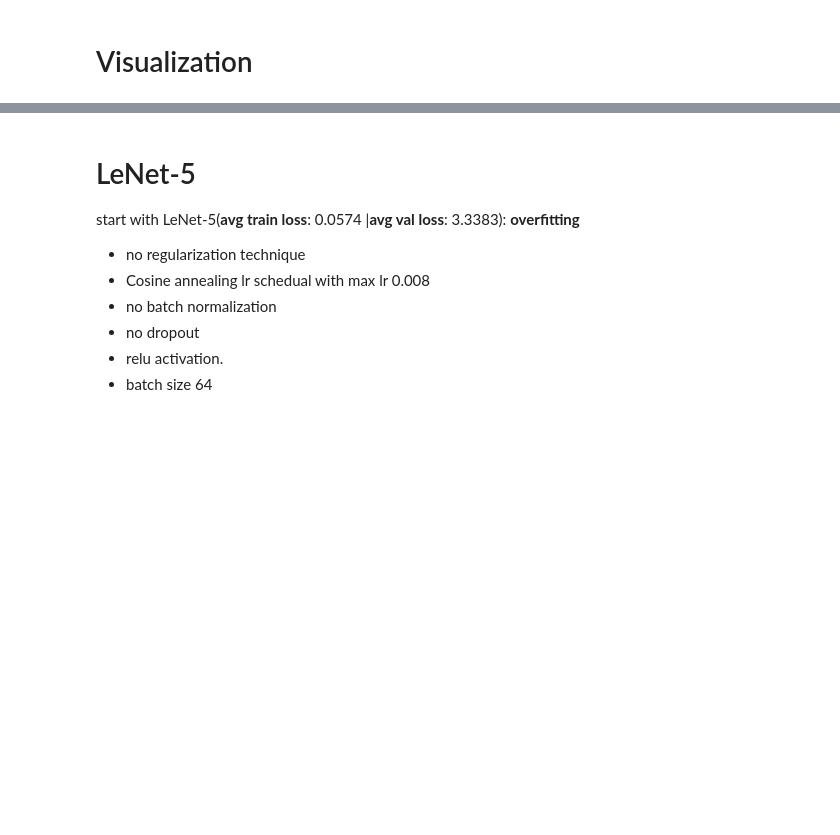
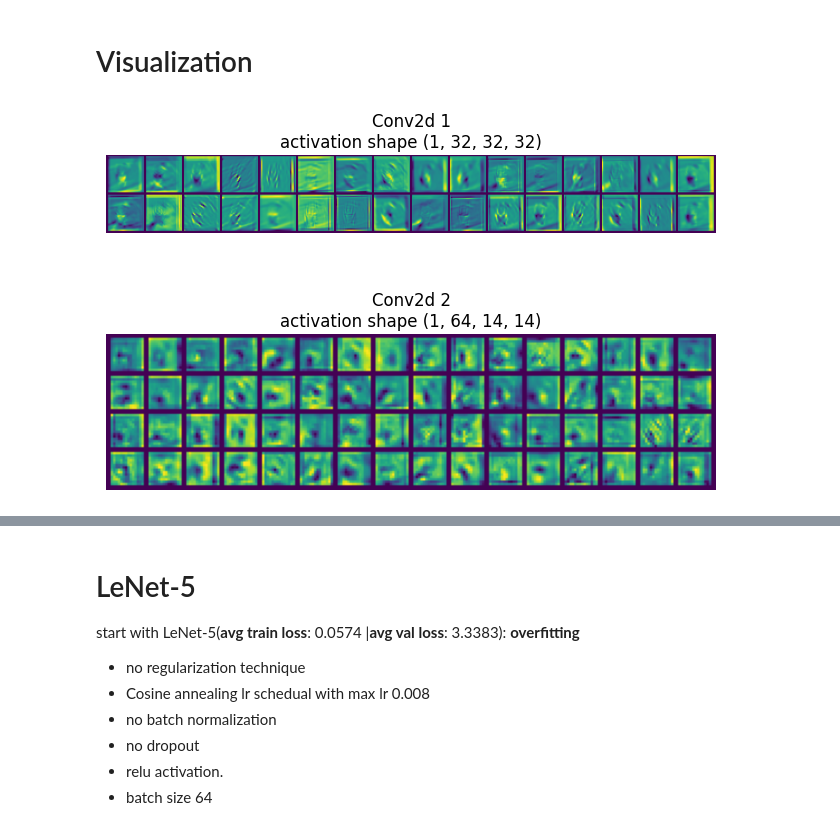
Before and after one commit to LoayMohamedAhmed/Cifar-training-with-CNN, a Jupyter notebook: Notebooks/lenet5_training.ipynb, the cells around one changed output, grey strips where cells are left out. Drawn from its saved outputs; the diff is of its cells as text; code cells hidden in the pictures; blank space fills up the shorter version.

```diff
--- a/Notebooks/lenet5_training.ipynb
+++ b/Notebooks/lenet5_training.ipynb
@@ -678,4 +182,8 @@ for module in model.layers:
 # %%
 # single batch for sanity check
 images, classes = next(iter(data_tr_dl))
-image = images[0].unsqueeze(0)
+image = images[4].unsqueeze(0)
+mean = torch.tensor([[[[0.4915]], [[0.4824]], [[0.4469]]]])
+std = torch.tensor([[[[0.2469]],[[ 0.2433]],[[0.2615]]]])
+image = (image*std )+ mean
+class_ = classes[4]
@@ -862,2 +341,21 @@ plt.show()
 # %% [markdown]
 # Visualization
+# %%
+# visualize the layers output
+conv_indices = [
+    i for i, layer in enumerate(model.layers)
+    if isinstance(layer, Conv2d)
+]
+
+fig, axes = plt.subplots(len(conv_indices), 1)
+
+if len(conv_indices) == 1:
+    axes = [axes]
+
+for ax, i in zip(axes, conv_indices):
+    display_layer_out(ax, i, model, image)
+
+plt.tight_layout()
+plt.show()
+# %% [output]
+[figure, added]
```
Also changed, not shown: parts of 25 cells of this notebook.
